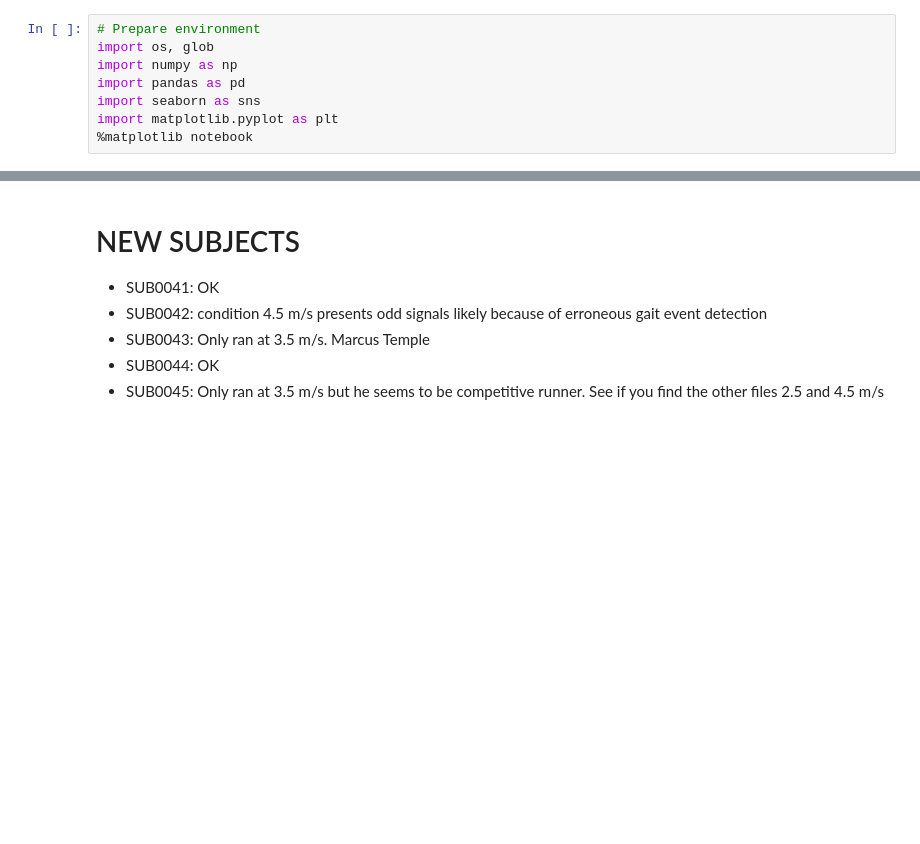
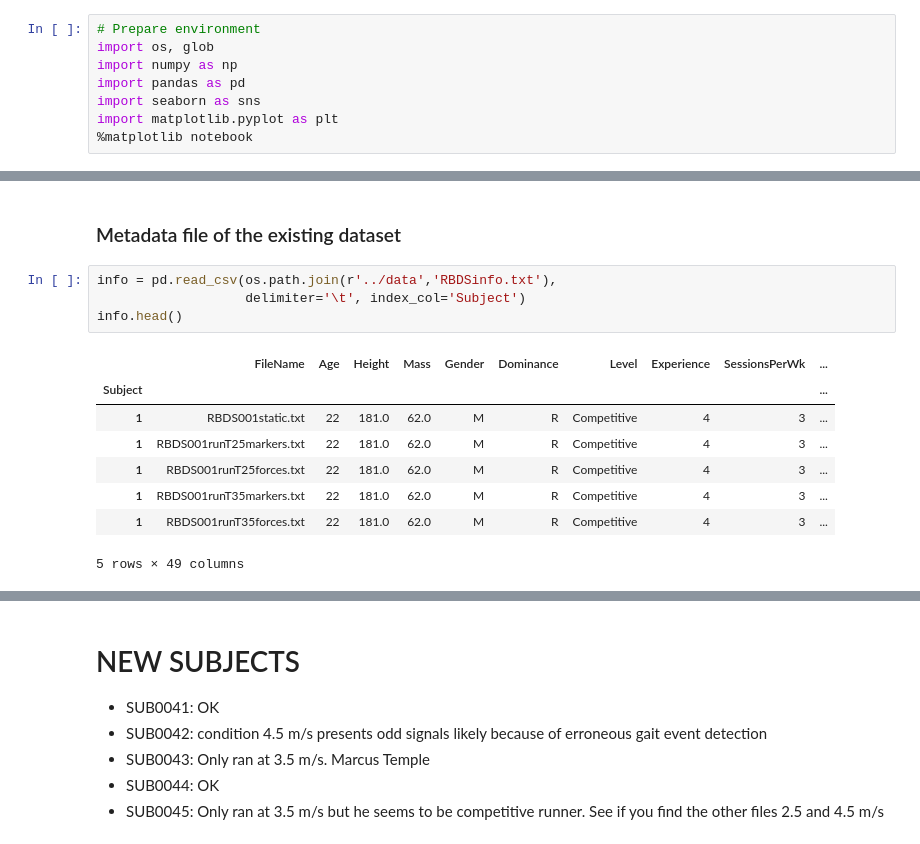
Before and after one commit to regifukuchi/BMC-RIC-running-biomechanics, a Jupyter notebook: notebooks/RBDS_compare_processed_files.ipynb, the cells around one changed output, grey strips where cells are left out. Cells and saved outputs as stored; diff of their text form; blank space fills up the shorter version.

```diff
--- a/notebooks/RBDS_compare_processed_files.ipynb
+++ b/notebooks/RBDS_compare_processed_files.ipynb
@@ -20,0 +29,15 @@ nsubjects = len(fnames)
+# %% [markdown]
+### Metadata file of the existing dataset
+# %%
+info = pd.read_csv(os.path.join(r'../data','RBDSinfo.txt'),
+                   delimiter='\t', index_col='Subject')
+info.head()
+# %% [output]
+|  | FileName | Age | Height | Mass | Gender | Dominance | Level | Experience | SessionsPerWk | ... |
+| Subject |  |  |  |  |  |  |  |  |  | ... |
+| 1 | RBDS001static.txt | 22 | 181.0 | 62.0 | M | R | Competitive | 4 | 3 | ... |
+| 1 | RBDS001runT25markers.txt | 22 | 181.0 | 62.0 | M | R | Competitive | 4 | 3 | ... |
+| 1 | RBDS001runT25forces.txt | 22 | 181.0 | 62.0 | M | R | Competitive | 4 | 3 | ... |
+| 1 | RBDS001runT35markers.txt | 22 | 181.0 | 62.0 | M | R | Competitive | 4 | 3 | ... |
+| 1 | RBDS001runT35forces.txt | 22 | 181.0 | 62.0 | M | R | Competitive | 4 | 3 | ... |
+5 rows × 49 columns
```
Also changed, not shown: parts of 18 cells of this notebook, 31 other files.
